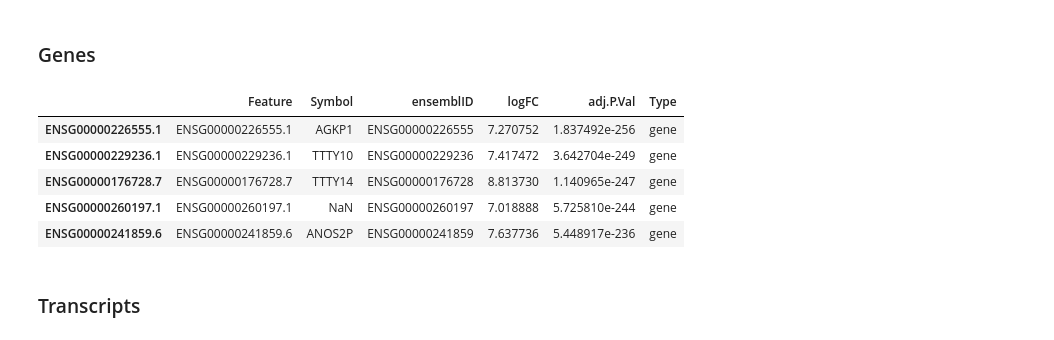
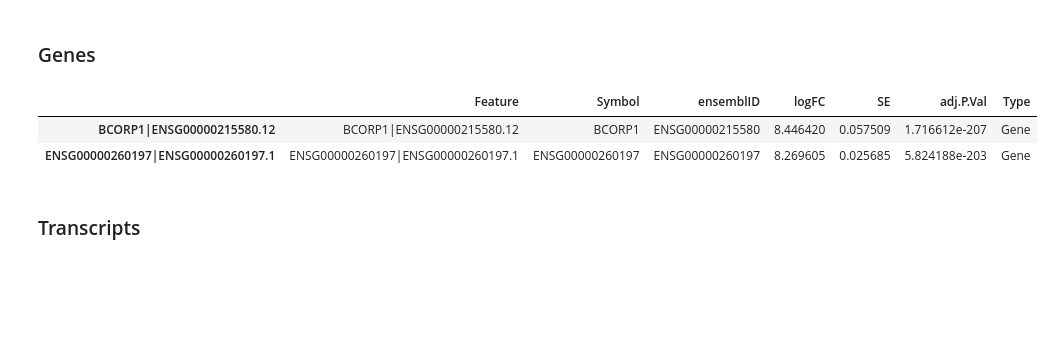
Before and after one commit to LieberInstitute/sex_differences_sz, a Jupyter notebook: differential_expression/dlpfc/metrics_summary/_m/main.ipynb, the cells around one changed output. Cells and saved outputs as stored; diff of their text form; code cells hidden in the pictures; blank space fills up the shorter version.

```diff
--- a/differential_expression/dlpfc/metrics_summary/_m/main.ipynb
+++ b/differential_expression/dlpfc/metrics_summary/_m/main.ipynb
@@ -3,23 +3,29 @@
 # %%
 import numpy as np
 import pandas as pd
+# %%
+def annotate_DE(feature):
+    # Annotate DE results
+    df = pd.read_csv(f'../../_m/{feature.lower()}s/diffExpr_maleVfemale_full.txt',
+                     sep='\t', index_col=0)\
+           .rename(columns={"gene_id": "gencodeID", "gencodeGeneID": "gencodeID",
+                            "gene_name": "Symbol"})
+    df = df[(df['adj.P.Val'] < 0.05)].sort_values('adj.P.Val')
+    df['Feature'] = df.index
+    df['ensemblID'] = df.gencodeID.str.replace("\\..*", "", regex=True)
+    df['Type'] = feature; df["Region"] = "DLPFC"
+    return df[['Feature', 'Symbol', 'ensemblID',
+               'logFC', 'SE', 'adj.P.Val', "Type"]]
 # %% [markdown]
 ## Summary plots
 # %% [markdown]
 ### Genes
-# %%
-genes = pd.read_csv('../../_m/genes/diffExpr_maleVfemale_full.txt', sep='\t', index_col=0)
-genes = genes[(genes['adj.P.Val'] < 0.05)].sort_values('adj.P.Val')
-genes['Feature'] = genes.index
-genes = genes[['Feature', 'Symbol', 'ensemblID', 'logFC', 'adj.P.Val']]
-genes['Type'] = 'gene'
-genes.head()
-# %% [output]
-|  | Feature | Symbol | ensemblID | logFC | adj.P.Val | Type |
-| ENSG00000226555.1 | ENSG00000226555.1 | AGKP1 | ENSG00000226555 | 7.270752 | 1.837492e-256 | gene |
-| ENSG00000229236.1 | ENSG00000229236.1 | TTTY10 | ENSG00000229236 | 7.417472 | 3.642704e-249 | gene |
-| ENSG00000176728.7 | ENSG00000176728.7 | TTTY14 | ENSG00000176728 | 8.813730 | 1.140965e-247 | gene |
-| ENSG00000260197.1 | ENSG00000260197.1 | NaN | ENSG00000260197 | 7.018888 | 5.725810e-244 | gene |
-| ENSG00000241859.6 | ENSG00000241859.6 | ANOS2P | ENSG00000241859 | 7.637736 | 5.448917e-236 | gene |
+# %%
+genes = annotate_DE("Gene")
+genes.head(2)
+# %% [output]
+|  | Feature | Symbol | ensemblID | logFC | SE | adj.P.Val | Type |
+| BCORP1|ENSG00000215580.12 | BCORP1|ENSG00000215580.12 | BCORP1 | ENSG00000215580 | 8.446420 | 0.057509 | 1.716612e-207 | Gene |
+| ENSG00000260197|ENSG00000260197.1 | ENSG00000260197|ENSG00000260197.1 | ENSG00000260197 | ENSG00000260197 | 8.269605 | 0.025685 | 5.824188e-203 | Gene |
 # %% [markdown]
 ### Transcripts
```
Also changed, not shown: parts of 50 cells of this notebook, 15 other files.
